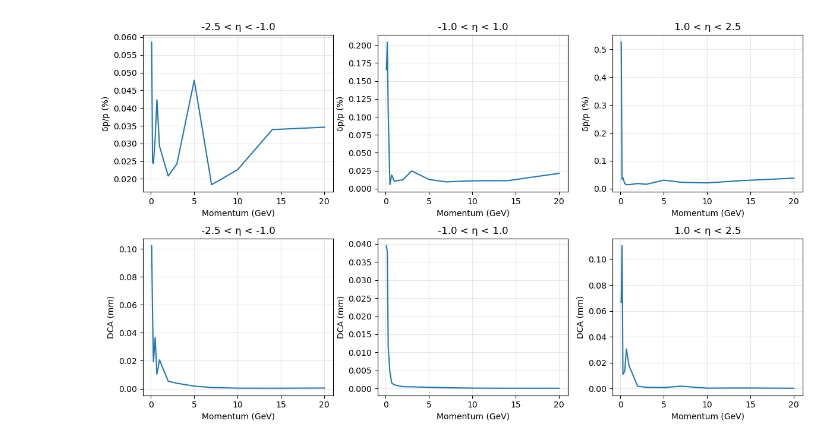
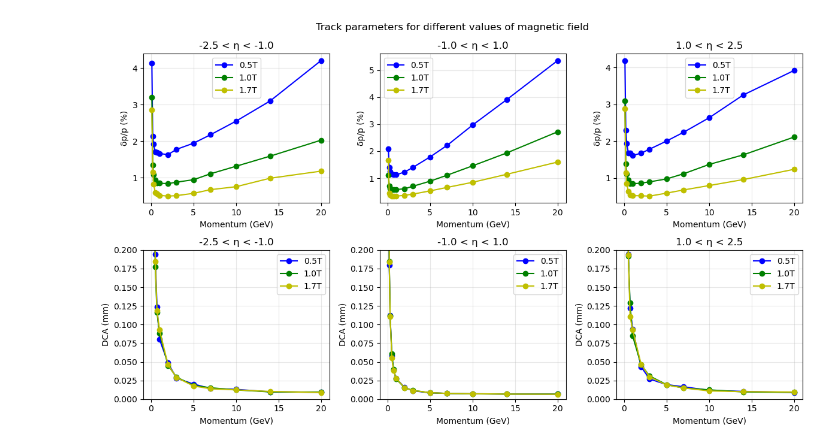
Before and after one commit to P4GAN/B8_Project, a Jupyter notebook: Analysis/tracking_performance.ipynb, the cells around one changed output. Saved outputs shown, nothing was run; the diff lists cells and outputs as text; code cells hidden in the pictures.

```diff
--- a/Analysis/tracking_performance.ipynb
+++ b/Analysis/tracking_performance.ipynb
@@ -7,3 +8,5 @@ import pandas as pd
 # %%
-df = pd.read_csv("output/default.csv")
-df.head()
+df_1_7 = pd.read_csv("output/default.csv")
+df_0_5 = pd.read_csv("output/BField_0_5T.csv")
+df_1_0 = pd.read_csv("output/BField_1_0T.csv")
+# df_2_5 = pd.read_csv("output/BField_2_5T.csv")
@@ -16,0 +13,3 @@ df.head()
+# %%
+def gaussian(x, A, x_0, sigma):
+    return A * np.exp(-(x - x_0)**2 / (2 * sigma**2))
@@ -16,0 +25,3 @@ df.head()
+# %%
+pT_residual = (df_1_7["Fitted Transverse Momentum (MeV/c)"] - df_1_7["True Transverse Momentum (MeV/c)"]) / df_1_7["True Transverse Momentum (MeV/c)"]
+plt.scatter(df_1_7["True Transverse Momentum (MeV/c)"], pT_residual)
@@ -16,0 +31,3 @@ df.head()
+# %%
+for i in sorted(df_1_7["Number of Hits"].unique()):
+    print(i, len(df_1_7[df_1_7["Number of Hits"] == i].index))
@@ -17,49 +117,60 @@ df.head()
 # %%
 fig, axes = plt.subplots(2, 3, figsize=(12, 7))
 
 eta_bins = [
     (-2.5, -1.0),
     (-1.0,  1.0),
     ( 1.0,  2.5),
 ]
 
-for i, (eta_lo, eta_hi) in enumerate(eta_bins):
-    df_eta = df[(df["Pseudorapidity"] >= eta_lo) &
-                (df["Pseudorapidity"] < eta_hi)]
+dataframes = {0.5: df_0_5, 1.0: df_1_0, 1.7: df_1_7}
+colors = {0.5: "b", 1.0: "g", 1.7: "y"}
 
-    momentum_points = sorted(df_eta["Momentum (MeV/c)"].unique())
+for B, df in dataframes.items():
+    for i, (eta_lo, eta_hi) in enumerate(eta_bins):
+        df_eta = df[(df["Pseudorapidity"] >= eta_lo) &
+                    (df["Pseudorapidity"] < eta_hi)]
 
-    p_Gev = []
-    p_accuracy = []
-    p_accuracy_err = []
-    DCA = []
-    DCA_err = []
+        momentum_points = sorted(df_eta["True Momentum (MeV/c)"].unique())
+        p_GeV = []
+        sigma_delta_pT = []
+        mean_DCA = []
 
-    for p in momentum_points:
-        subset = df_eta[df_eta["Momentum (MeV/c)"] == p]
+        for p in momentum_points[:]:
+            subset = df_eta[df_eta["True Momentum (MeV/c)"] == p]
+            p_GeV.append(p / 1000)
 
-        p_Gev.append(p / 1000.0)
-        p_accuracy.append(subset["Momentum Accuracy (%)"].mean())
-        p_accuracy_err.append(subset["Momentum Accuracy (%)"].std() / np.sqrt(len(subset)))
-        DCA.append(subset["DCA (mm)"].mean())
-        DCA_err.append(subset["DCA (mm)"].std() / np.sqrt(len(subset)))
+            pT_residual = (subset["Fitted Transverse Momentum (MeV/c)"] - subset["True Transverse Momentum (MeV/c)"]) / subset["True Transverse Momentum (MeV/c)"]
+            sigma_guess = (np.percentile(pT_residual, 84) - np.percentile(pT_residual, 16)) / 2
 
-    ax = axes[0, i]
-    ax.plot(p_Gev, p_accuracy_err)
-    ax.set_title(f"{eta_lo} < η < {eta_hi}")
-    ax.set_xlabel("Momentum (GeV)")
-    ax.set_ylabel("δp/p (%)")
-    ax.grid(alpha=0.3)
+            counts, edges = np.histogram(pT_residual, bins=50, range=(-sigma_guess * 2, sigma_guess * 2))
+            mids = (edges[:-1] + edges[1:]) / 2
 
-    ax = axes[1, i]
-    ax.plot(p_Gev, DCA_err)
-    ax.set_title(f"{eta_lo} < η < {eta_hi}")
-    ax.set_xlabel("Momentum (GeV)")
-    ax.set_ylabel("DCA (mm)")
-    ax.grid(alpha=0.3)
+            popt, _ = curve_fit(gaussian, mids, counts, p0=[max(counts), 0, sigma_guess])
+            sigma_delta_pT.append(abs(popt[2]))
 
+            mean_DCA.append(subset["DCA (mm)"].mean())
+
+
+        axes[0, i].plot(p_GeV, np.array(sigma_delta_pT) * 100, color=colors[B], marker="o", label=f"{B}T")
+        axes[0, i].set_title(f"{eta_lo} < η < {eta_hi}")
+        axes[0, i].set_xlabel("Momentum (GeV)")
+        axes[0, i].set_ylabel("δp/p (%)")
+        axes[0, i].grid(alpha=0.3)
+
+        axes[1, i].plot(p_GeV, mean_DCA, color=colors[B], marker="o", label=f"{B}T")
+        axes[1, i].set_title(f"{eta_lo} < η < {eta_hi}")
+        axes[1, i].set_xlabel("Momentum (GeV)")
+        axes[1, i].set_ylabel("DCA (mm)")
+        axes[1, i].grid(alpha=0.3)
+        axes[1, i].set_ylim(0, 0.2)
+
+for i in range(3):
+    axes[0, i].legend()
+
+plt.suptitle("Track parameters for different values of magnetic field")
 plt.tight_layout()
 plt.show()
 # %% [output]
-[figure, old version]
+[figure, new version]
 # %%
```
Also changed, not shown: parts of 11 cells of this notebook, 22 other files.
